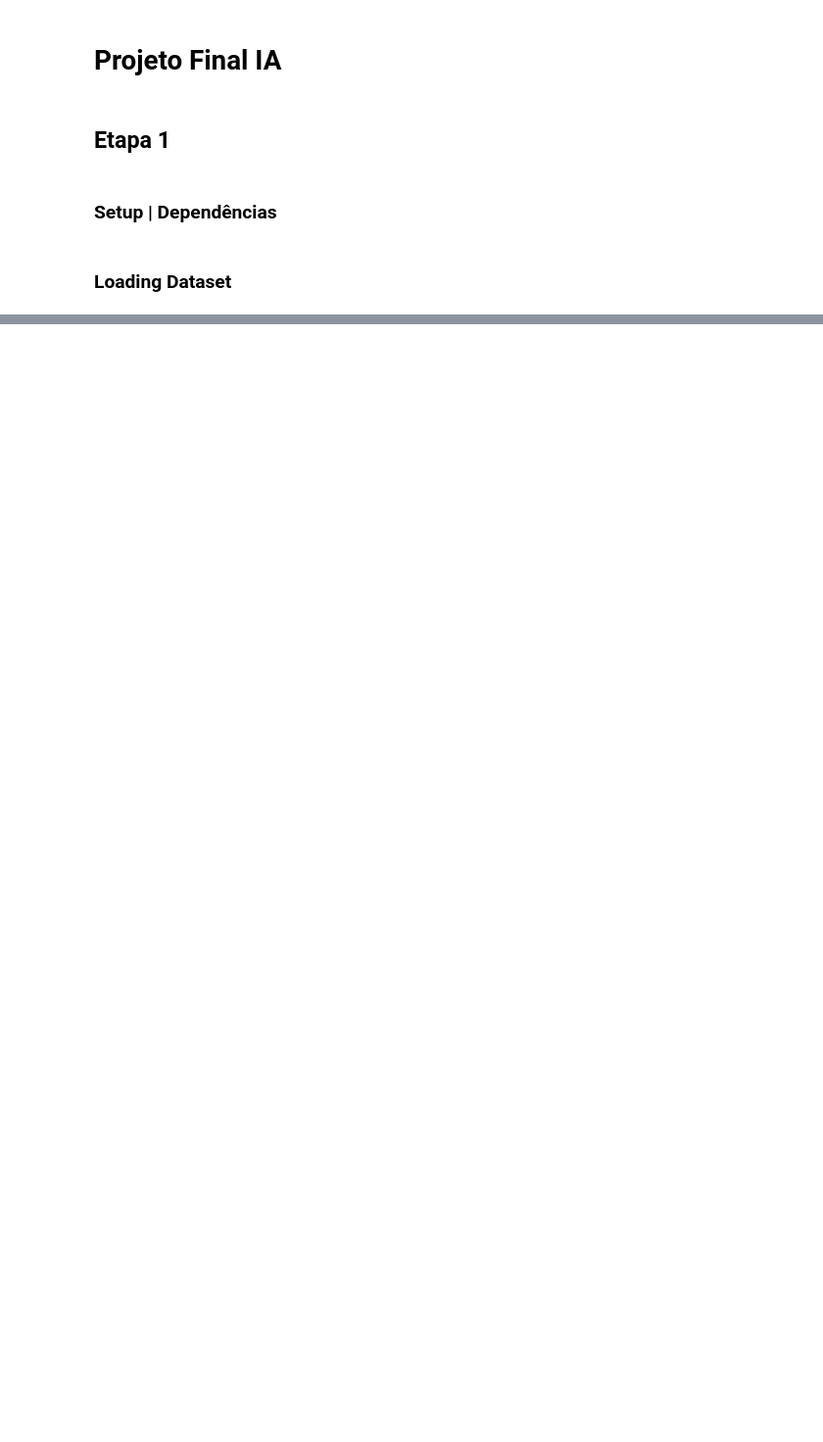
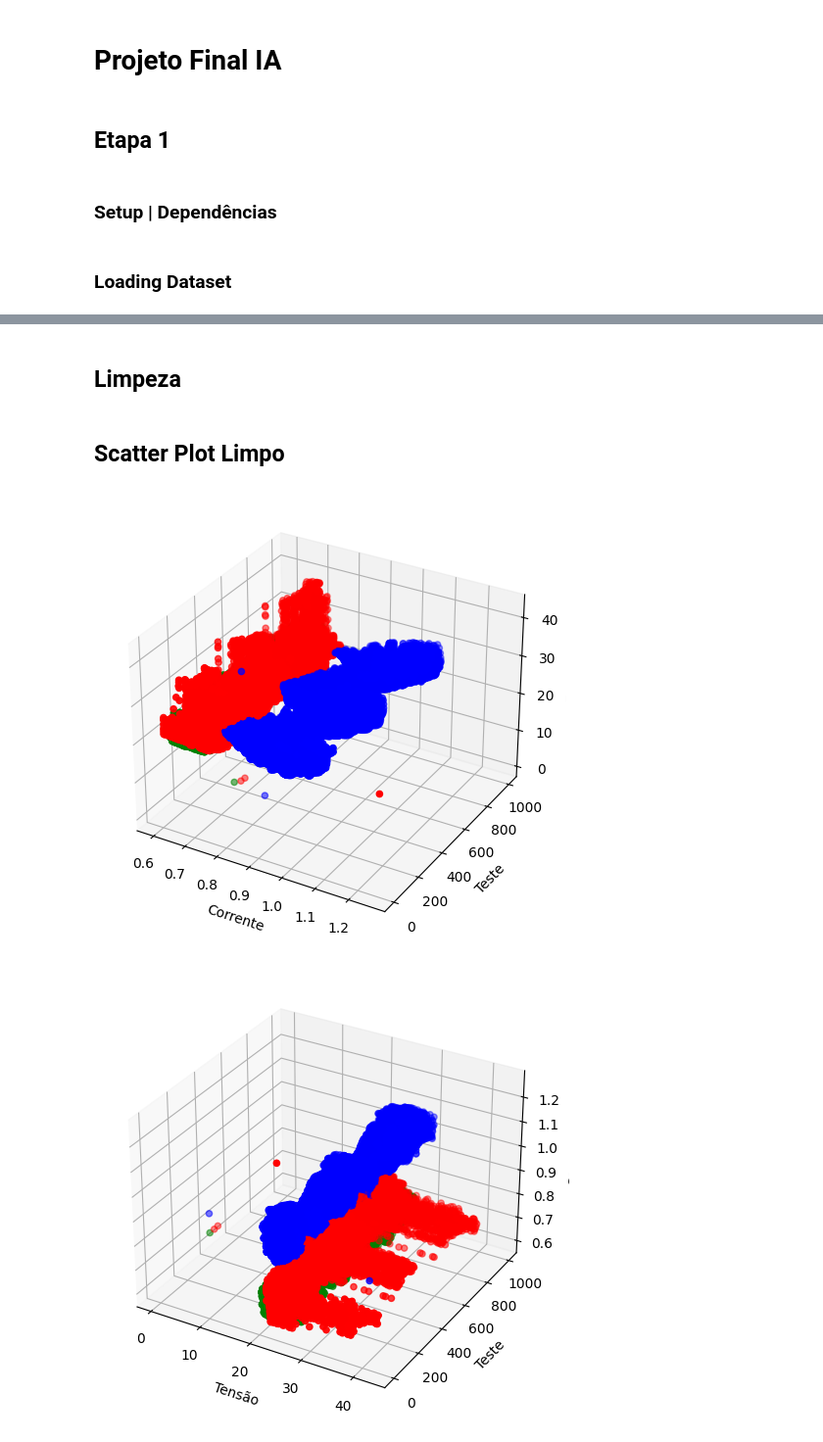
Before and after one commit to FQAlmeida/ML-Engine-Classification, a Jupyter notebook: src/main.ipynb, the cells around one changed output, grey strips where cells are left out. Shown: that part at 98% size. Saved outputs shown, nothing was run; the diff lists cells and outputs as text; code cells hidden in the pictures; blank space fills up the shorter version.

```diff
--- a/src/main.ipynb
+++ b/src/main.ipynb
@@ -18,0 +189,24 @@ BadZipFile: File is not a zip file
+# %% [markdown]
+## Limpeza
+# %% [markdown]
+## Scatter Plot Limpo
+# %%
+clean_data_rel: List[RelData] = list()
+
+for d in data_rel:
+    t = list(filter(lambda v: v[1] < 75, d["tensao"]))
+    c = list(filter(lambda v: v[1] < 2, d["corrente"]))
+    t = list(filter(lambda v: v[0] in list(map(lambda x: x[0], c)), t))
+    c = list(filter(lambda v: v[0] in list(map(lambda x: x[0], t)), c))
+    assert len(c) == len(t), f"{c} {t}"
+    clean_data_rel.append({
+        'teste': d["teste"],
+        'estado': d["estado"],
+        'tensao': t,
+        'corrente': c
+    })
+
+plot_scatter(clean_data_rel)
+# %% [output]
+[figure, added]
+[figure, added]
```
Also changed, not shown: parts of 12 cells of this notebook, 2 other files.
